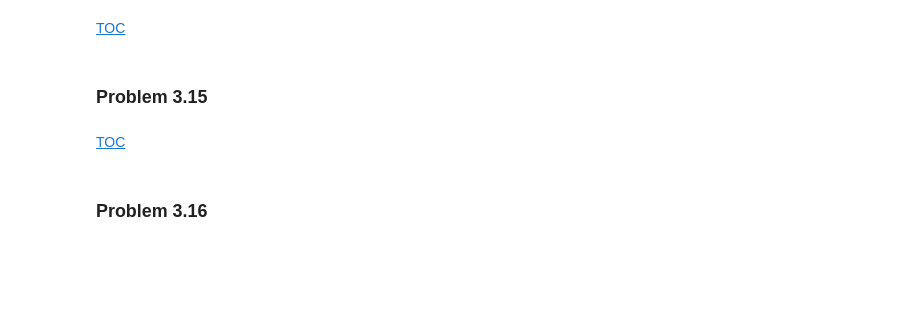
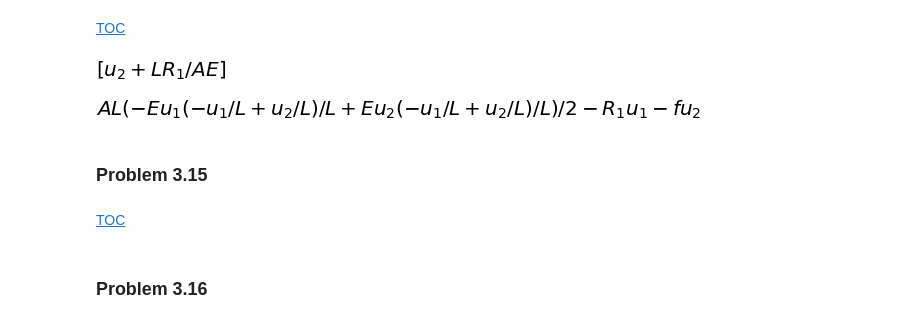
Before and after one commit to Spitts0484/FEM, a Jupyter notebook: FEM_ch3/FEM_ch3.ipynb, the cells around one changed output. Drawn from its saved outputs; the diff is of its cells as text; code cells hidden in the pictures; blank space fills up the shorter version.

```diff
--- a/FEM_ch3/FEM_ch3.ipynb
+++ b/FEM_ch3/FEM_ch3.ipynb
@@ -520,7 +528,32 @@ $$\left[\begin{matrix}\frac{7}{3} & \frac{1}{3} & - \frac{8}{3}\\\frac{1}{3} & \
 # %%
 del(a1, a2, a3, x,u1, u2, u3, f, L, A, E);
+# %%
+u1, u2, x, L = sp.symbols("u_1 u_2 x L")
+a1, a2, E, f, R1, R2, A = sp.symbols("a_1 a_2 E f R1 R2 A")
+
+u = a1 + a2*x;
+u = u.subs(a1, sp.solve(u.subs(x,0)-u1, a1)[0]);
+u = u.subs(a2, sp.solve(u.subs(x,L)-u2, a2)[0]);
+N = sp.Matrix([[
+    sp.collect(u.expand(), [u1, u2]).args[0].args[1],
+    sp.collect(u.expand(), [u1, u2]).args[1]/u2]]);
+
+B = N.diff(x);
+
+d = sp.Matrix([u1, u2])
+D = E
+P = sp.Matrix([R1, f])
+pip = ((A/2)*sp.integrate(d.transpose()*B.transpose()*D*B*d, (x, 0, L)) - d.transpose()*P)[0];
 # %% [markdown]
 [TOC](#TOC)
+# %%
+sp.solve(pip.diff(u1), u1)
+# %% [output]
+[figure, added]
+# %%
+pip
+# %% [output]
+[figure, added]
 # %% [markdown]
 <a name="Prob_315"></a>
 ### Problem 3.15
```
Also changed, not shown: parts of 4 cells of this notebook, 1 other file.
